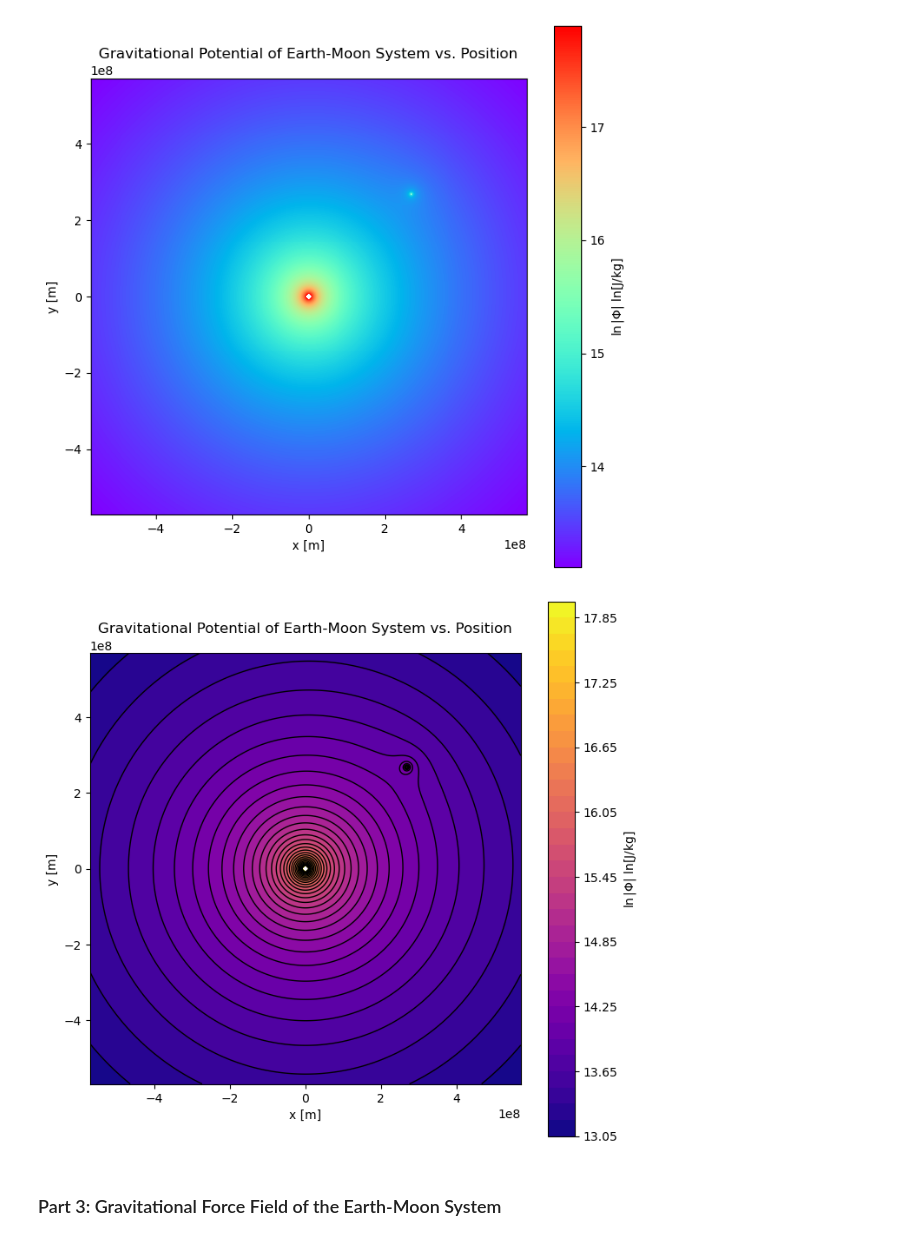
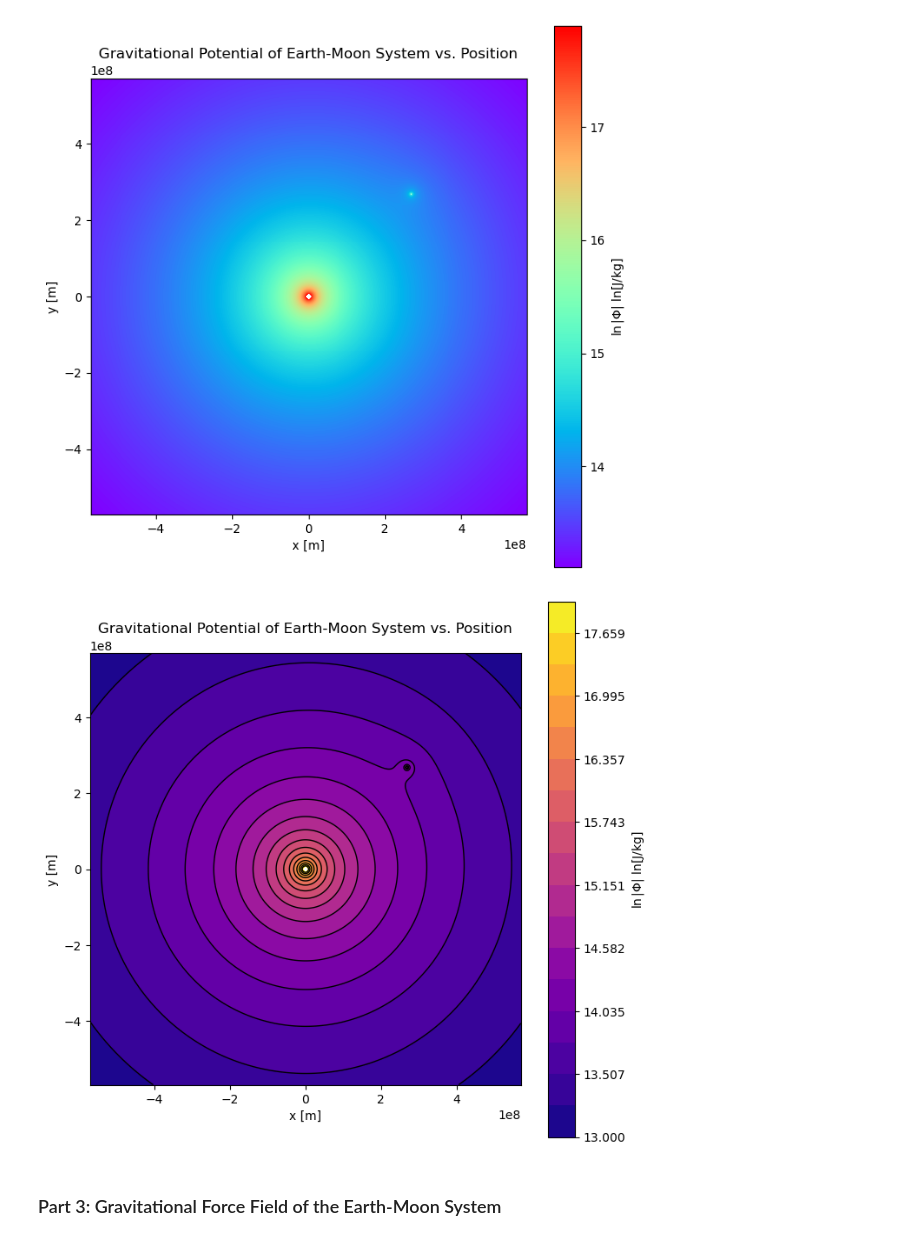
Before and after one commit to isaacsherwood/PHYS265-spring25, a Jupyter notebook: Lab1/Sherwood_Lab1.ipynb, the cells around one changed output. Saved outputs shown, nothing was run; the diff lists cells and outputs as text; code cells hidden in the pictures.

```diff
--- a/Lab1/Sherwood_Lab1.ipynb
+++ b/Lab1/Sherwood_Lab1.ipynb
@@ -74,17 +74,18 @@ cbar.set_label(r"$\ln \vert \Phi \vert$ ln[J/kg]")
 # %%
 fig_contour, ax_contour = plt.subplots(figsize=(8,8))
 
-lvl = np.logspace(13,18,40)
-contour = ax_contour.contourf(xgrid,ygrid,zvals,levels = 40 ,cmap = cm.plasma)
-contour2 = ax_contour.contour(xgrid,ygrid,zvals,colors =['black'],linewidths=1, levels = 40)
+lvl = np.logspace(np.log(13),np.log(18),18, base = np.e)
+
+contour = ax_contour.contourf(xgrid,ygrid,zvals,levels = lvl ,cmap = cm.plasma)
+contour2 = ax_contour.contour(xgrid,ygrid,zvals,colors =['black'],linewidths=1, levels = lvl)
 ax_contour.set_aspect("equal")
 cbar2 = fig_contour.colorbar(contour)
 ax_contour.set_xlabel("x [m]")
 ax_contour.set_ylabel("y [m]")
 ax_contour.set_title("Gravitational Potential of Earth-Moon System vs. Position")
 cbar2.set_label(r"$\ln \vert \Phi \vert$ ln[J/kg]")
 # %% [output]
-[figure, old version]
+[figure, new version]
 # %% [markdown]
 ### Part 3: Gravitational Force Field of the Earth-Moon System
 # %%
```
Also changed, not shown: 1 other file.
